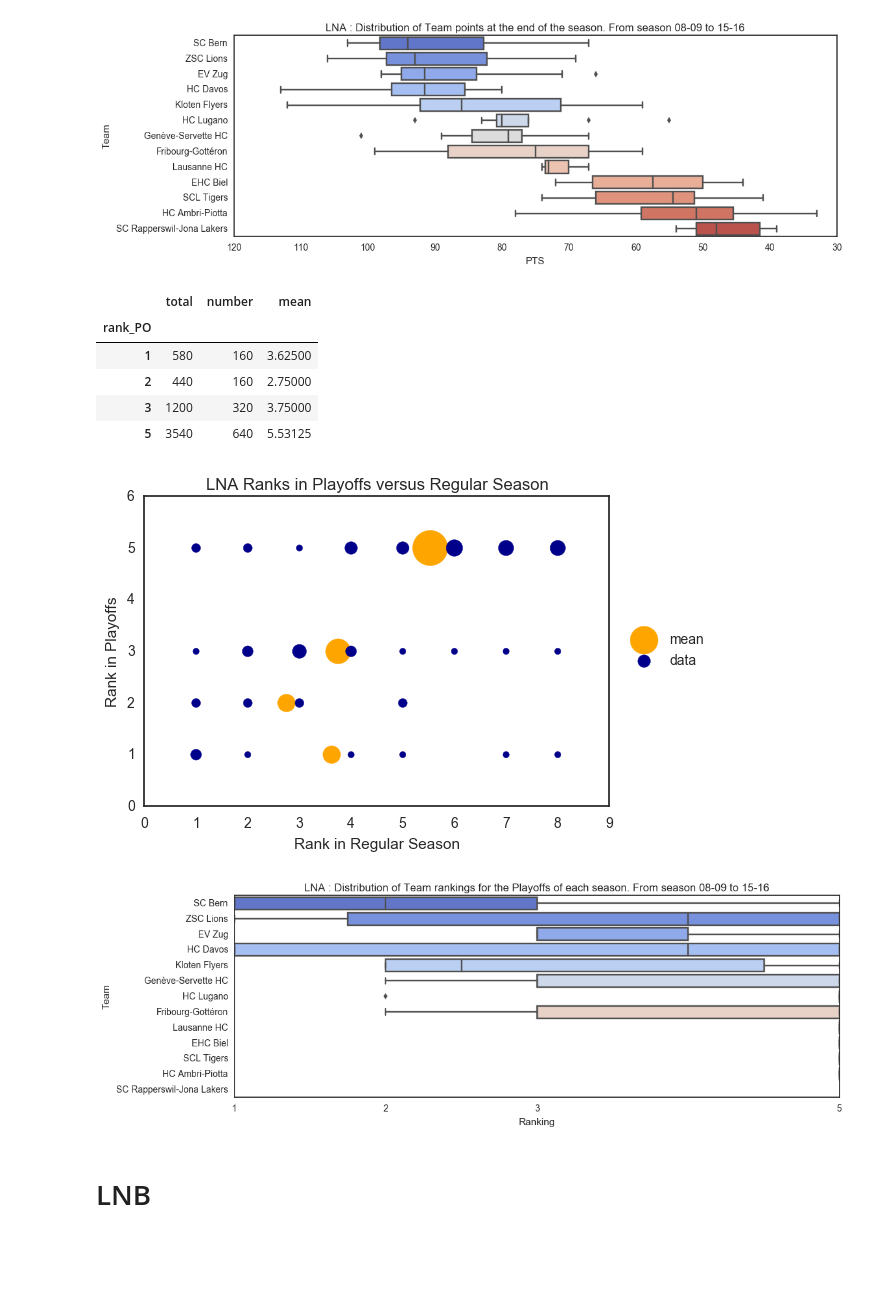
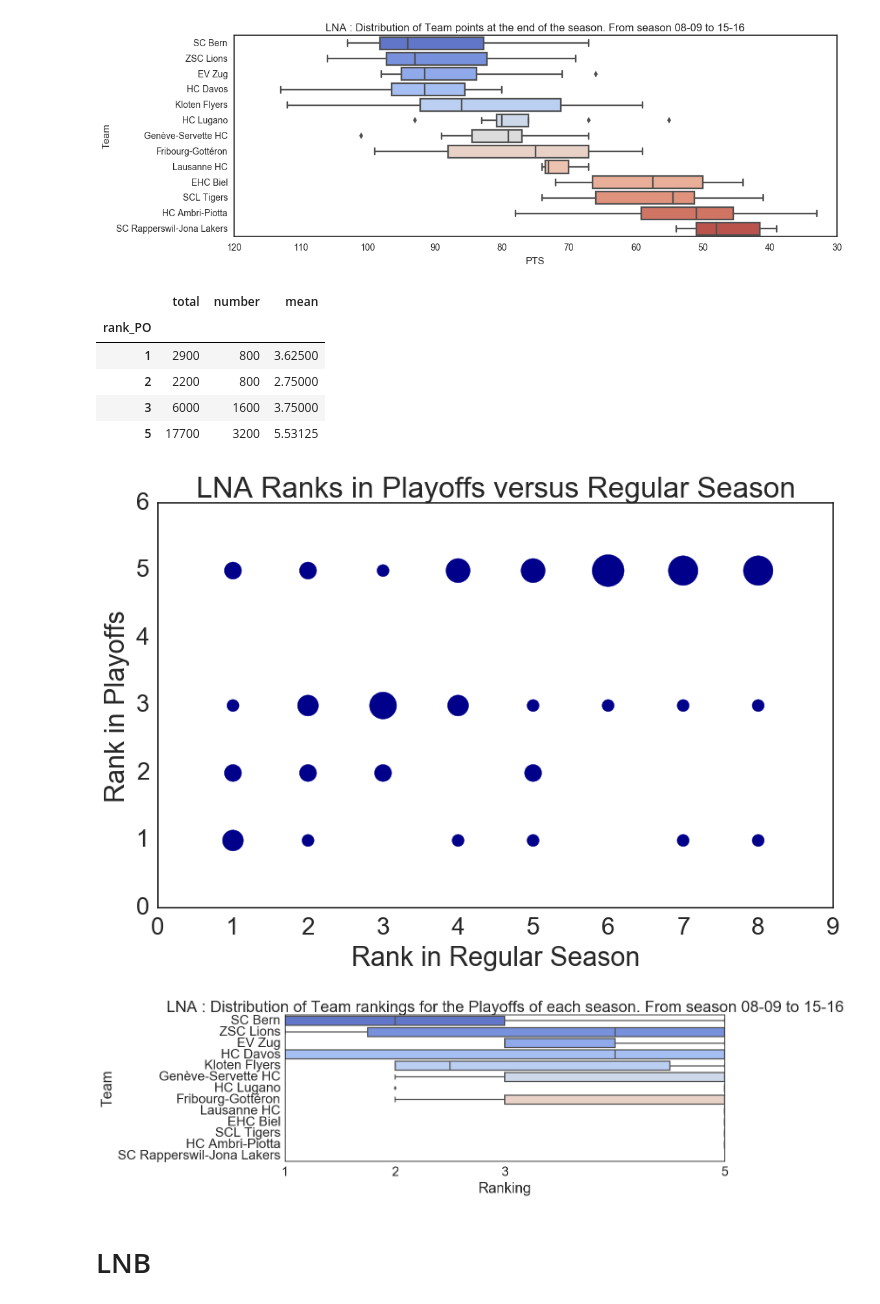
Before and after one commit to Gronlaen/swiss-ice-hockey-playoffs-prediction, a Jupyter notebook: Viz.ipynb, the cells around one changed output. Drawn from its saved outputs; the diff is of its cells as text; code cells hidden in the pictures; blank space fills up the shorter version.

```diff
--- a/Viz.ipynb
+++ b/Viz.ipynb
@@ -102,7 +102,7 @@ df_rankings_lna = df_rankings_lna[df_rankings_lna['R'] <= 8]
 # %%
 df_rankings_lna['playoff'] = playoff_ranks_lna
 df_rankings_lna.rename(index=str, columns={'playoff' : 'rank_PO', 'R' : 'rank_RE'},inplace=True)
-df_rankings_lna['number'] = 20
+df_rankings_lna['number'] = 100
 df_rankings_lna_agg = df_rankings_lna.groupby(by=['rank_RE', 'rank_PO']).agg({'number' : 'sum'}).reset_index()
 # %%
 df_rankings_lna_agg['total'] = df_rankings_lna_agg.apply(lambda x: x.loc['rank_RE']*x.loc['number'], axis=1)
@@ -112,23 +112,25 @@ df_rankings_lna_mean
 # %% [output]
 |  | total | number | mean |
 | rank_PO |  |  |  |
-| 1 | 580 | 160 | 3.62500 |
-| 2 | 440 | 160 | 2.75000 |
-| 3 | 1200 | 320 | 3.75000 |
-| 5 | 3540 | 640 | 5.53125 |
+| 1 | 2900 | 800 | 3.62500 |
+| 2 | 2200 | 800 | 2.75000 |
+| 3 | 6000 | 1600 | 3.75000 |
+| 5 | 17700 | 3200 | 5.53125 |
 # %%
-plt.scatter(x=df_rankings_lna_mean['mean'],y=df_rankings_lna_mean.reset_index()['rank_PO'],
-            s=df_rankings_lna_mean['number'], color='orange', label='mean')
+sns.set(style='white',color_codes=True,font_scale=2)
+plt.figure(figsize=(10,6))
+# plt.scatter(x=df_rankings_lna_mean['mean'],y=df_rankings_lna_mean.reset_index()['rank_PO'],
+#             s=df_rankings_lna_mean['number'], color='orange', label='mean')
 plt.scatter(x=df_rankings_lna_agg['rank_RE'],y=df_rankings_lna_agg['rank_PO'],
             s=df_rankings_lna_agg['number'], color='darkblue', label='data')
 plt.xlabel('Rank in Regular Season')
 plt.ylabel('Rank in Playoffs')
 plt.ylim([0,6])
-plt.legend(bbox_to_anchor=(1.23, 0.6))
+#plt.legend(bbox_to_anchor=(1.23, 0.6))
 plt.title('LNA Ranks in Playoffs versus Regular Season')
 plt.savefig('Plots/lna_PO_vs_RE.png')
 # %% [output]
-[figure, old version]
+[figure, new version]
 # %%
 # plot
 plt.figure(figsize=(12,4))
@@ -139,7 +141,7 @@ ax.set_title('LNA : Distribution of Team rankings for the Playoffs of each seaso
 
 plt.savefig('Plots/lna_playoff_distrib.png')
 # %% [output]
-[figure, old version]
+[figure, new version]
 # %% [markdown]
 # LNB
 # %%
```
Also changed, not shown: parts of 6 cells of this notebook, 43 other files.
